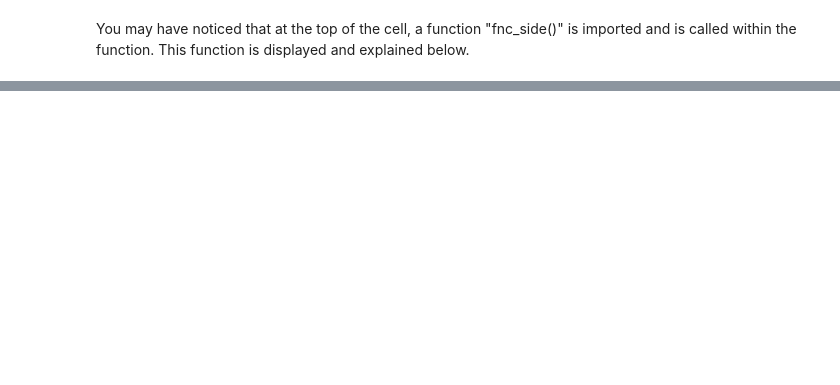
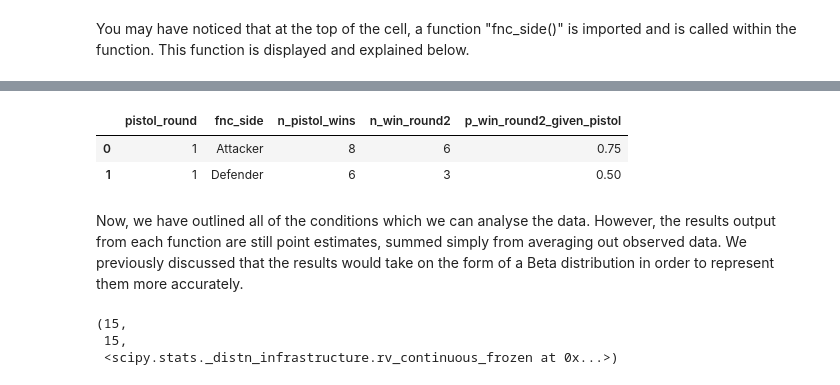
Before and after one commit to rocoroza11/vltmatchwinrateprobability, a Jupyter notebook: vltmatchwinrate.ipynb, the cells around one changed output, grey strips where cells are left out. Cells and saved outputs as stored; diff of their text form; code cells hidden in the pictures; blank space fills up the shorter version.

```diff
--- a/vltmatchwinrate.ipynb
+++ b/vltmatchwinrate.ipynb
@@ -284,0 +379,70 @@ Now that we have the parsed dataframe to be passed through the pipeline, we shal
+# %%
+def pool_by_side_example(results_df):
+
+    """
+    Groups pistol anti-eco sets into attacker-sided or defender-sided.
+
+    Parameters:
+        results_df: raw JSON data transformed into dataframe
+
+    Outputs:
+        pooled: column called "p_win_round2_given_pistol" as no. of anti-ecos / pistol wins
+    """
+
+    pooled = (
+        results_df
+        .groupby(["pistol_round", "fnc_side"])[["n_pistol_wins", "n_win_round2"]]
+        .sum()
+        .reset_index()
+    )
+    pooled["p_win_round2_given_pistol"] = pooled["n_win_round2"] / pooled["n_pistol_wins"]
+    return pooled
+
+
+# dummy data
+dummy_results = pd.DataFrame({
+    "pistol_round":  [1, 1, 1, 1],
+    "fnc_side":      ["Attacker", "Attacker", "Defender", "Defender"],
+    "n_pistol_wins": [3, 5, 4, 2],
+    "n_win_round2":  [2, 4, 1, 2],
+})
+
+# Attacker-side: 3+5 = 8 pistol wins. 2+4 = 6 anti-eco wins. ∴ conditional probability is 6/8 or 0.75.
+# Defender-side: 4+2 = 6 pistol wins. 1+2 = 3 anti-eco wins. ∴ conditional probability is 3/6 or 0.5.
+pool_by_side_example(dummy_results)
+# %% [output]
+|  | pistol_round | fnc_side | n_pistol_wins | n_win_round2 | p_win_round2_given_pistol |
+| 0 | 1 | Attacker | 8 | 6 | 0.75 |
+| 1 | 1 | Defender | 6 | 3 | 0.50 |
+# %% [markdown]
+Now, we have outlined all of the conditions which we can analyse the data. However, the results output from each function are still point estimates, summed simply from averaging out observed data. We previously discussed that the results would take on the form of a Beta distribution in order to represent them more accurately.
+# %%
+from scipy.stats import beta
+
+def beta_posterior(wins, losses, prior_alpha, prior_beta):
+
+    """
+    Beta distribution function.
+
+    Parameters:
+        wins : observed wins from data
+        losses : observed losses from data
+        prior_alpha : an estimate/belief of successes (wins)
+        prior_beta : an estimate/belief of failures (losses)
+
+    Outputs:
+        updated alpha and beta parameters after observed data (posterior)
+        the actual posterior distribution (as scipy beta object)
+    """
+
+    alpha_post = prior_alpha + wins
+    beta_post = prior_beta + losses
+
+    return alpha_post, beta_post, beta(alpha_post, beta_post)
+
+# dummy data
+beta_posterior(10,10,5,5)
+# %% [output]
+(15,
+ 15,
+ <scipy.stats._distn_infrastructure.rv_continuous_frozen at 0x...>)
```
Also changed, not shown: parts of 17 cells of this notebook, 6 other files.
